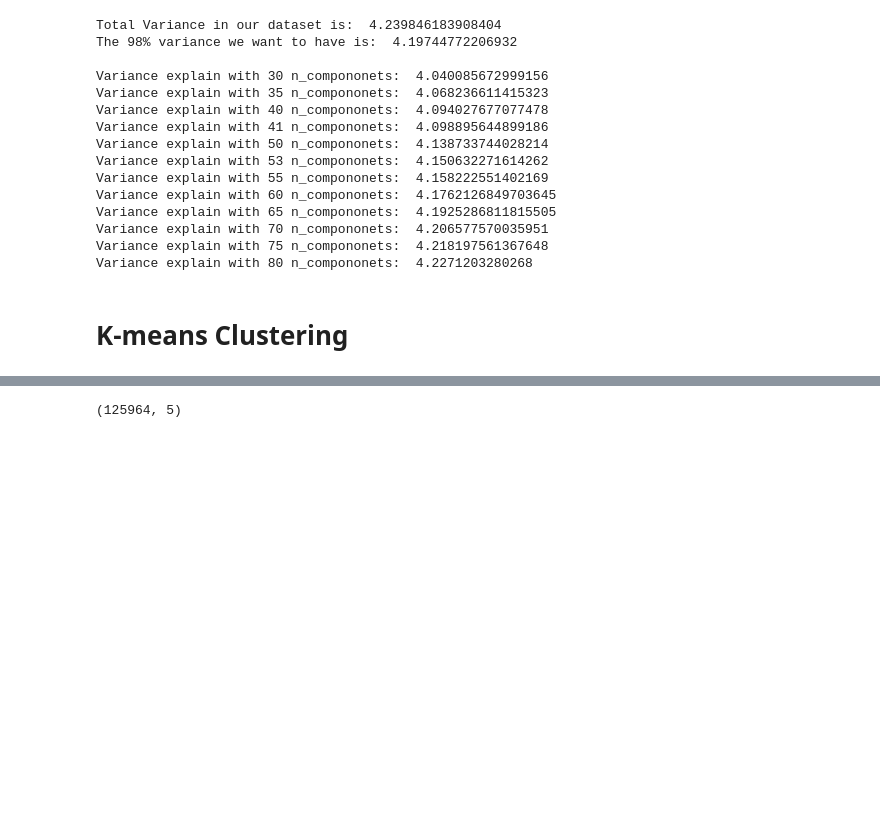
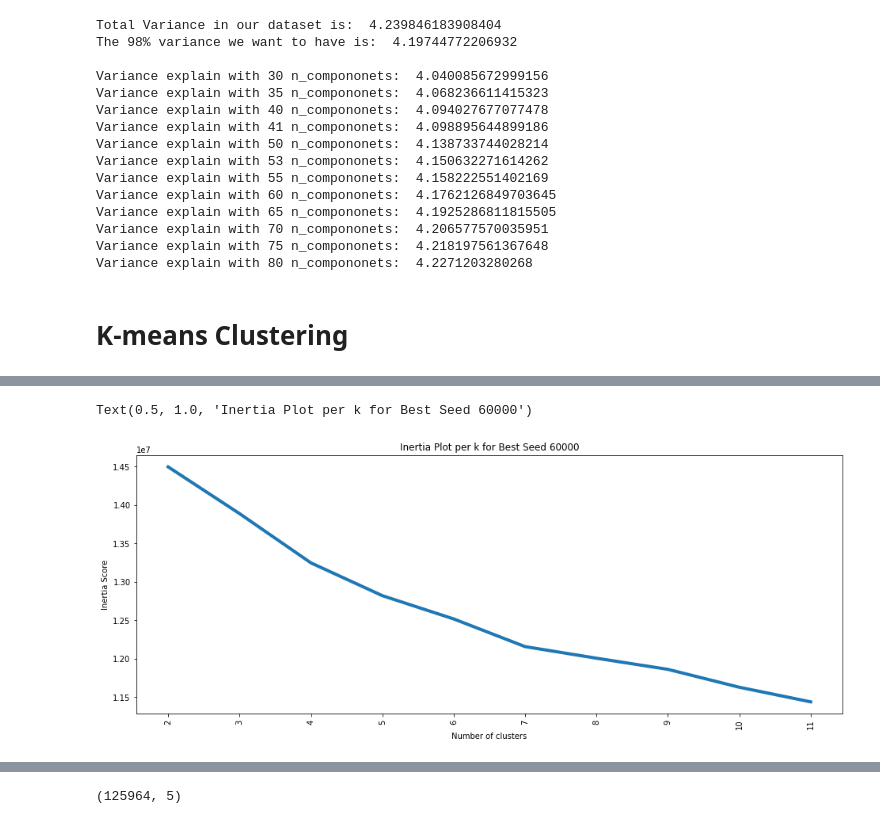
Before and after one commit to Lasitha-Jayawardana/IDS, a Jupyter notebook: K_Mean_NSL.ipynb, the cells around one changed output, grey strips where cells are left out. Drawn from its saved outputs; the diff is of its cells as text; code cells hidden in the pictures; blank space fills up the shorter version.

Commit message:
Use lot of method

```diff
--- a/K_Mean_NSL.ipynb
+++ b/K_Mean_NSL.ipynb
@@ -91,0 +106,2 @@ test_data['class'] = test_data['class'].map( {'normal':0, 'anomaly':1} )
+# %%
+train_data.reset_index(drop=True,inplace=True)
@@ -185,7 +209,7 @@ X_test shape : (22541, 122)
 #X_train
 # %%
 def featureScalling(X_train,X_test):
-  scaler = MinMaxScaler()
+  scaler = StandardScaler()
   X_train = pd.DataFrame(scaler.fit_transform(X_train),columns=X_train.columns)
   X_test = pd.DataFrame(scaler.transform(X_test),columns=X_test.columns)
   return X_train,X_test
@@ -278,3 +302,33 @@ def runPCA(X_train,X_test):
 X_rtrain,X_rtest = runPCA(X_train,X_test)
 # %% [markdown]
 # K-means Clustering
+# %%
+# Running K means with multible Ks
+best_seed = None
+final_centroids = None
+final_cluster_assignment = None
+X_value = X_train
+min_inertia = []
+#X_value = newdata.values
+seeds = [0, 20000, 40000, 60000, 80000, 100000, 120000]
+for seed in seeds:
+  inertia = []
+  no_of_clusters = range(2,12)
+  print('\n\n seed= {} \n'.format(seed))
+  for f in no_of_clusters:
+      kmeans = KMeans(n_clusters=f, init='k-means++',random_state=seed)
+      kmeans = kmeans.fit(X_value)
+
+      u = kmeans.inertia_
+      inertia.append(u)
+      print("The innertia for :", f, "Clusters is:", u)
+      # if current measurement of heterogeneity is lower than previously seen,
+      # update the minimum record of heterogeneity.
+  if len(min_inertia) == 0 :
+      min_inertia = inertia
+
+  if min(inertia,default=0) < min(min_inertia,default=0):
+      min_inertia = inertia
+      best_seed = seed
+      final_centroids = kmeans.cluster_centers_
+      final_cluster_assignment = kmeans.labels_
@@ -280,0 +353,13 @@ X_rtrain,X_rtest = runPCA(X_train,X_test)
+# %%
+# Creating the scree plot for Intertia - elbow method
+fig, (ax1) = plt.subplots(1, figsize=(16,6))
+xx = np.arange(len(no_of_clusters))
+ax1.plot(xx, min_inertia,linewidth=4)
+ax1.set_xticks(xx)
+ax1.set_xticklabels(no_of_clusters, rotation='vertical')
+plt.xlabel('Number of clusters')
+plt.ylabel('Inertia Score')
+plt.title('Inertia Plot per k for Best Seed {}'.format(best_seed))
+# %% [output]
+Text(0.5, 1.0, 'Inertia Plot per k for Best Seed 60000')
+[figure, added]
```
Also changed, not shown: parts of 30 cells of this notebook.
